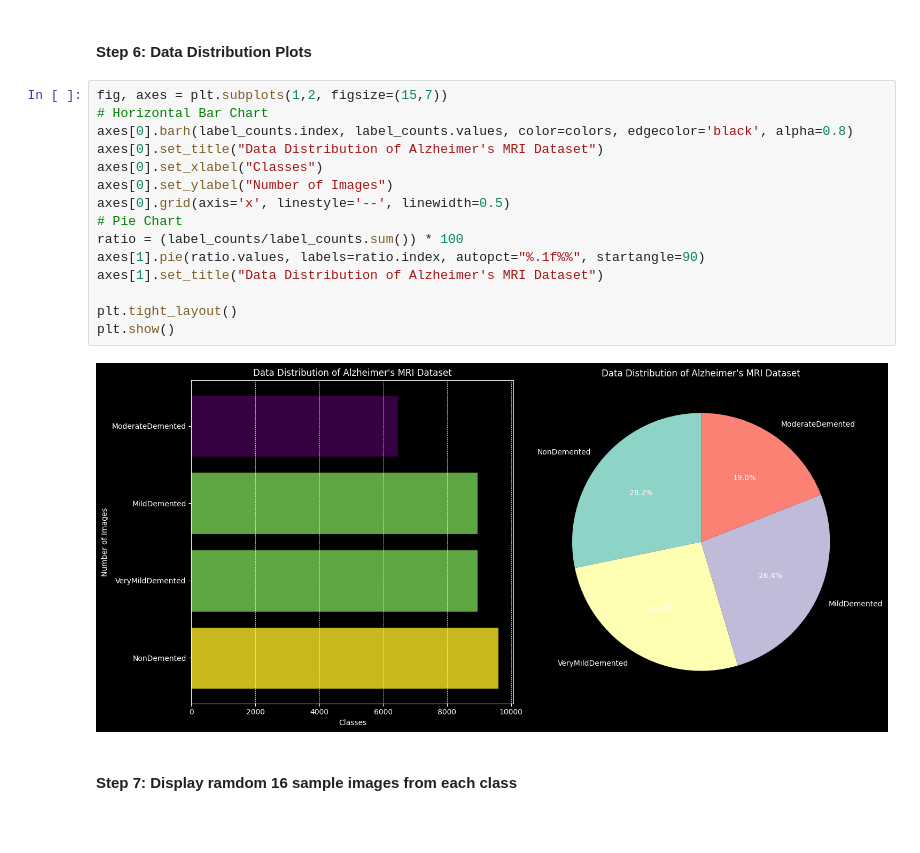
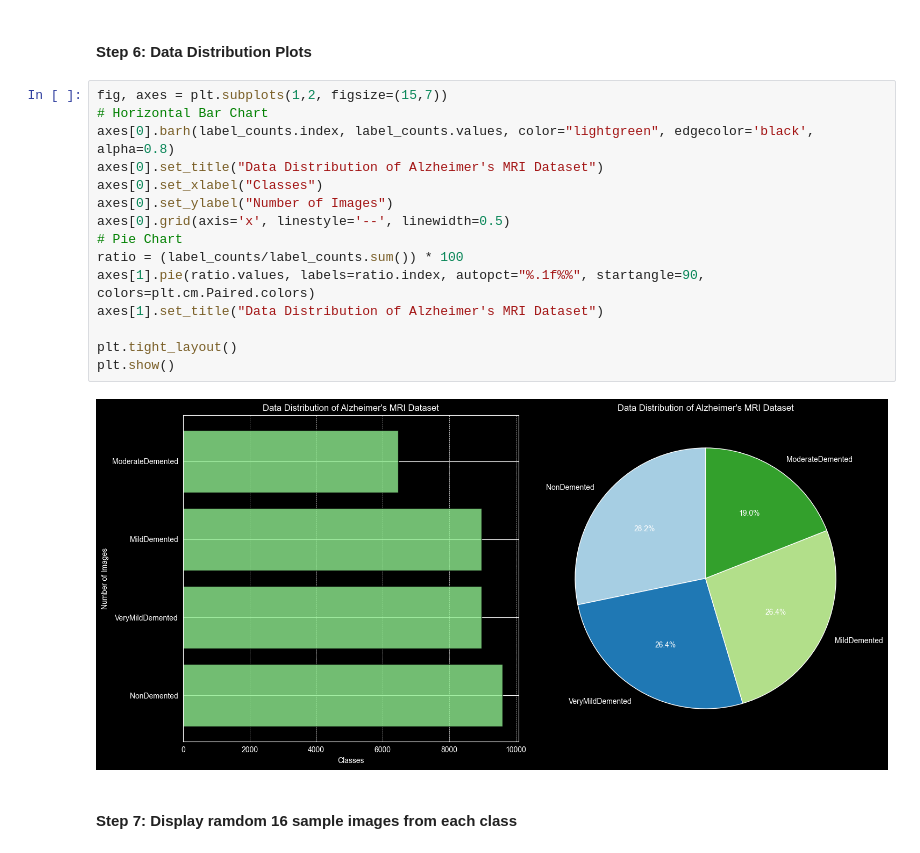
Before and after one commit to OGGary1996/Augmented_AlzheimerMRI_Classification, a Jupyter notebook: DataDistributionAnalysis.ipynb, the cells around one changed output. Cells and saved outputs as stored; diff of their text form; blank space fills up the shorter version.

Commit message:
Finished images distribution analysis

```diff
--- a/DataDistributionAnalysis.ipynb
+++ b/DataDistributionAnalysis.ipynb
@@ -126,20 +126,20 @@ Name: count, dtype: int64
 # %%
 fig, axes = plt.subplots(1,2, figsize=(15,7))
 # Horizontal Bar Chart
-axes[0].barh(label_counts.index, label_counts.values, color=colors, edgecolor='black', alpha=0.8)
+axes[0].barh(label_counts.index, label_counts.values, color="lightgreen", edgecolor='black', alpha=0.8)
 axes[0].set_title("Data Distribution of Alzheimer's MRI Dataset")
 axes[0].set_xlabel("Classes")
 axes[0].set_ylabel("Number of Images")
 axes[0].grid(axis='x', linestyle='--', linewidth=0.5)
 # Pie Chart
 ratio = (label_counts/label_counts.sum()) * 100
-axes[1].pie(ratio.values, labels=ratio.index, autopct="%.1f%%", startangle=90)
+axes[1].pie(ratio.values, labels=ratio.index, autopct="%.1f%%", startangle=90, colors=plt.cm.Paired.colors)
 axes[1].set_title("Data Distribution of Alzheimer's MRI Dataset")
 
 plt.tight_layout()
 plt.show()
 # %% [output]
-[figure, old version]
+[figure, new version]
 # %% [markdown]
 #### Step 7: Display ramdom 16 sample images from each class
 # %%
```
Also changed, not shown: parts of 12 cells of this notebook.
